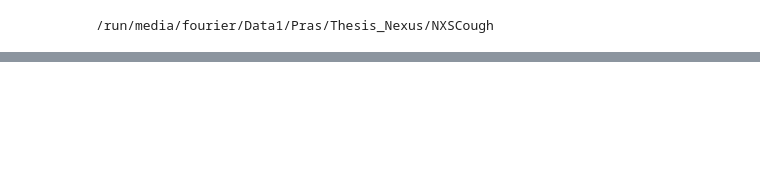
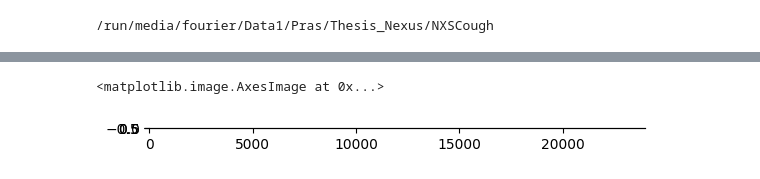
Before and after one commit to arkiven4/NXSCough, a Jupyter notebook: notebooks/check_dataloader.ipynb, the cells around one changed output, grey strips where cells are left out. Drawn from its saved outputs; the diff is of its cells as text; code cells hidden in the pictures; blank space fills up the shorter version.

```diff
--- a/notebooks/check_dataloader.ipynb
+++ b/notebooks/check_dataloader.ipynb
@@ -176,0 +168,8 @@ plt.plot(audio_aug)
+# %%
+selected_index = random.randint(0, len(audio1) - 1)
+audio_np = audio1[selected_index].cpu().numpy()
+
+plt.imshow(audio_np)
+# %% [output]
+<matplotlib.image.AxesImage at 0x...>
+[figure, added]
```
Also changed, not shown: parts of 8 cells of this notebook, 14 other files.
